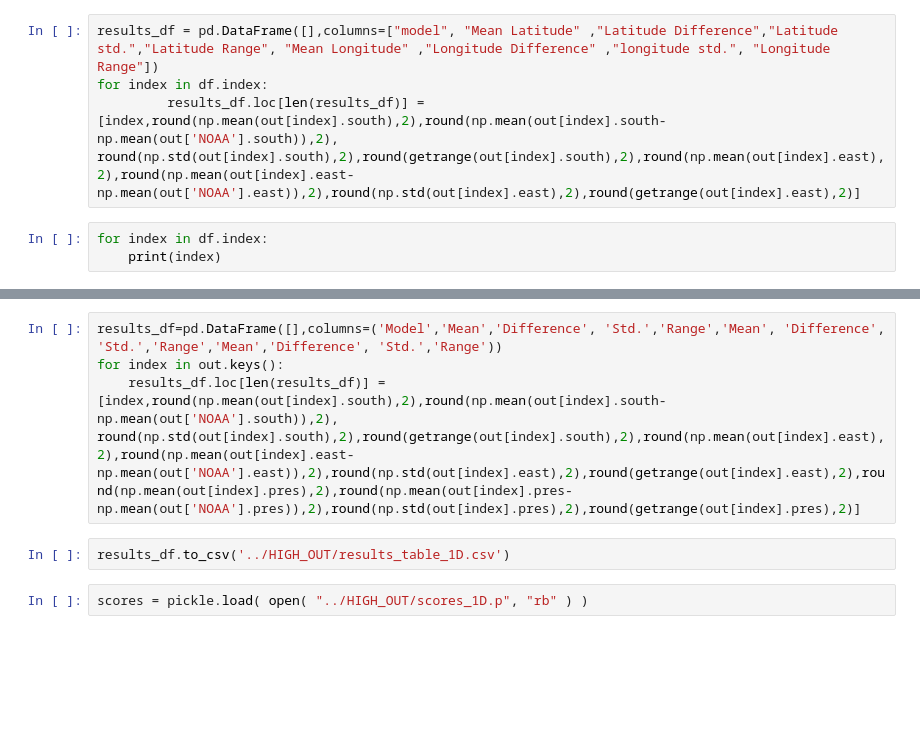
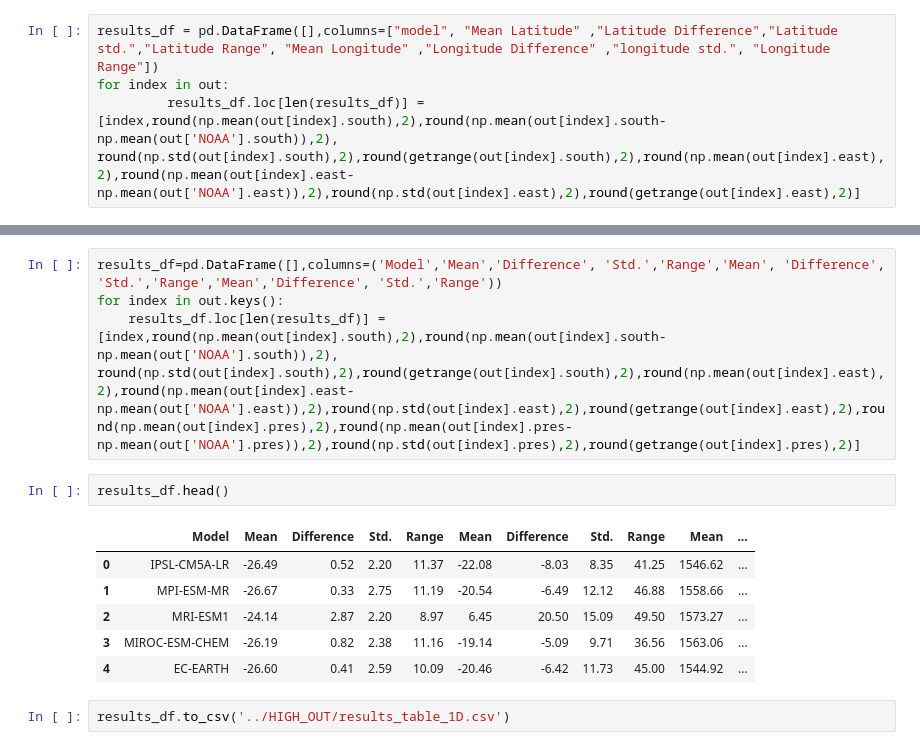
Before and after one commit to peterm790/MASTERS, a Jupyter notebook: HIGH/SASH_1D.ipynb, the cells around one changed output, grey strips where cells are left out. Drawn from its saved outputs; the diff is of its cells as text; blank space fills up the shorter version.

```diff
--- a/HIGH/SASH_1D.ipynb
+++ b/HIGH/SASH_1D.ipynb
@@ -222,8 +274,5 @@ f.write( str(out) )
 f.close()
 # %%
 results_df = pd.DataFrame([],columns=["model", "Mean Latitude" ,"Latitude Difference","Latitude std.","Latitude Range", "Mean Longitude" ,"Longitude Difference" ,"longitude std.", "Longitude Range"])
-for index in df.index:
+for index in out:
          results_df.loc[len(results_df)] = [index,round(np.mean(out[index].south),2),round(np.mean(out[index].south-np.mean(out['NOAA'].south)),2), round(np.std(out[index].south),2),round(getrange(out[index].south),2),round(np.mean(out[index].east),2),round(np.mean(out[index].east-np.mean(out['NOAA'].east)),2),round(np.std(out[index].east),2),round(getrange(out[index].east),2)]
-# %%
-for index in df.index:
-    print(index)
@@ -261,7 +289,14 @@ plt.savefig('../HIGH_OUT/NOAA_seasonality_pressure.pdf')
 results_df=pd.DataFrame([],columns=('Model','Mean','Difference', 'Std.','Range','Mean', 'Difference', 'Std.','Range','Mean','Difference', 'Std.','Range'))
 for index in out.keys():
     results_df.loc[len(results_df)] = [index,round(np.mean(out[index].south),2),round(np.mean(out[index].south-np.mean(out['NOAA'].south)),2), round(np.std(out[index].south),2),round(getrange(out[index].south),2),round(np.mean(out[index].east),2),round(np.mean(out[index].east-np.mean(out['NOAA'].east)),2),round(np.std(out[index].east),2),round(getrange(out[index].east),2),round(np.mean(out[index].pres),2),round(np.mean(out[index].pres-np.mean(out['NOAA'].pres)),2),round(np.std(out[index].pres),2),round(getrange(out[index].pres),2)]
+# %%
+results_df.head()
+# %% [output]
+|  | Model | Mean | Difference | Std. | Range | Mean | Difference | Std. | Range | Mean | ... |
+| 0 | IPSL-CM5A-LR | -26.49 | 0.52 | 2.20 | 11.37 | -22.08 | -8.03 | 8.35 | 41.25 | 1546.62 | ... |
+| 1 | MPI-ESM-MR | -26.67 | 0.33 | 2.75 | 11.19 | -20.54 | -6.49 | 12.12 | 46.88 | 1558.66 | ... |
+| 2 | MRI-ESM1 | -24.14 | 2.87 | 2.20 | 8.97 | 6.45 | 20.50 | 15.09 | 49.50 | 1573.27 | ... |
+| 3 | MIROC-ESM-CHEM | -26.19 | 0.82 | 2.38 | 11.16 | -19.14 | -5.09 | 9.71 | 36.56 | 1563.06 | ... |
+| 4 | EC-EARTH | -26.60 | 0.41 | 2.59 | 10.09 | -20.46 | -6.42 | 11.73 | 45.00 | 1544.92 | ... |
 # %%
 results_df.to_csv('../HIGH_OUT/results_table_1D.csv')
-# %%
-scores = pickle.load( open( "../HIGH_OUT/scores_1D.p", "rb" ) )
```
Also changed, not shown: parts of 11 cells of this notebook, 2 other files.
